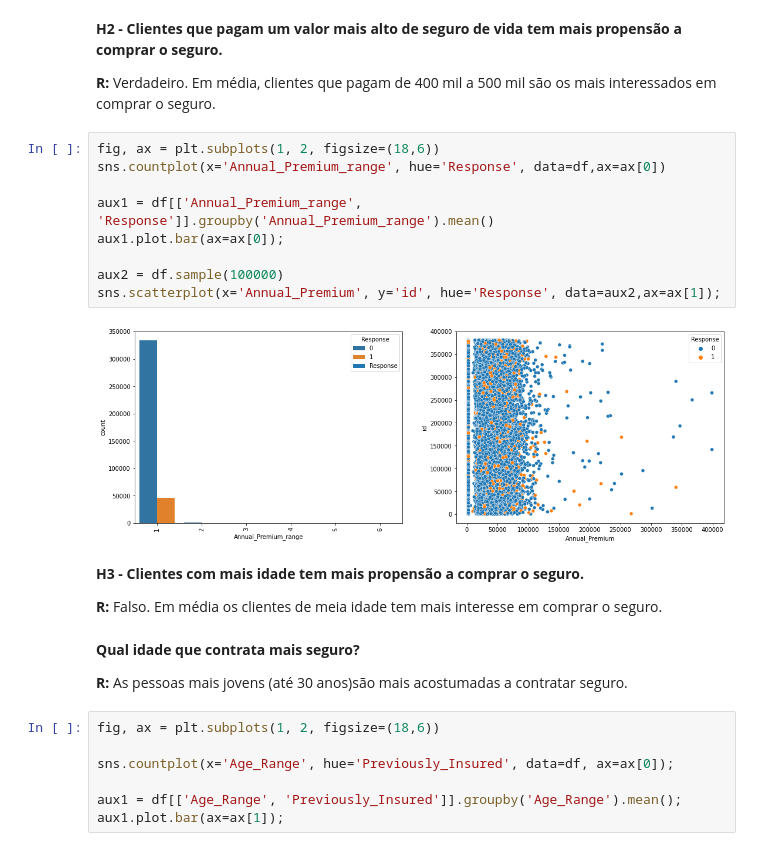
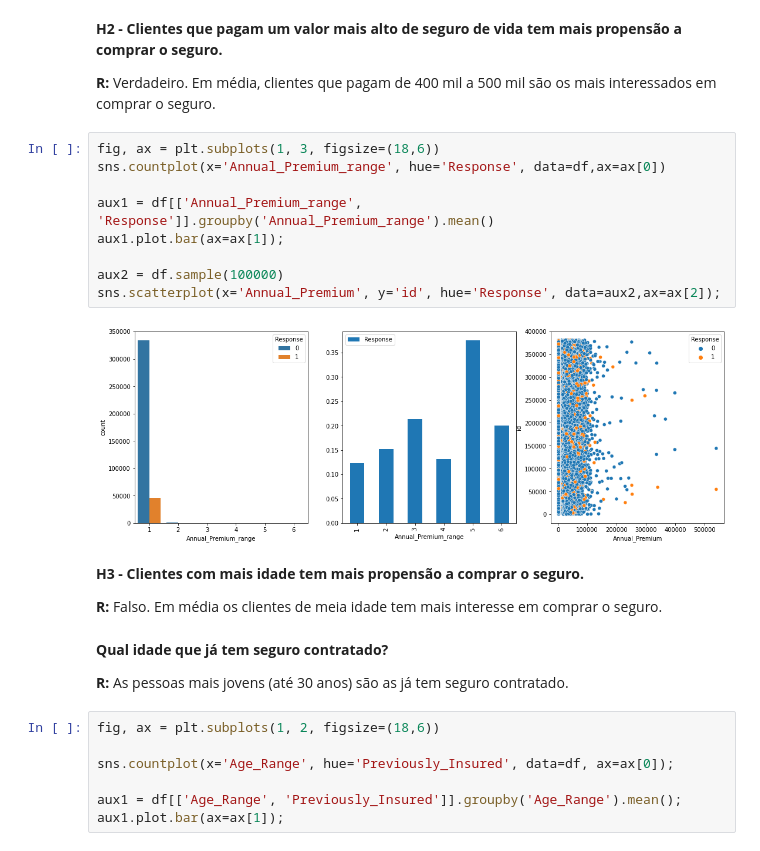
Before and after one commit to marcoaurelio5/Data-Science, a Jupyter notebook: health insurance cross sell prediction/Health Insurance Cross Sell Prediction.ipynb, the cells around one changed output. Cells and saved outputs as stored; diff of their text form.

```diff
--- a/health insurance cross sell prediction/Health Insurance Cross Sell Prediction.ipynb
+++ b/health insurance cross sell prediction/Health Insurance Cross Sell Prediction.ipynb
@@ -268,24 +355,24 @@ aux1.plot.bar(ax=ax[1]);
 
 **R:** Verdadeiro. Em média, clientes que pagam de 400 mil a 500 mil são os mais interessados em comprar o seguro.
 # %%
-fig, ax = plt.subplots(1, 2, figsize=(18,6))
+fig, ax = plt.subplots(1, 3, figsize=(18,6))
 sns.countplot(x='Annual_Premium_range', hue='Response', data=df,ax=ax[0])
 
 aux1 = df[['Annual_Premium_range', 'Response']].groupby('Annual_Premium_range').mean()
-aux1.plot.bar(ax=ax[0]);
+aux1.plot.bar(ax=ax[1]);
 
 aux2 = df.sample(100000)
-sns.scatterplot(x='Annual_Premium', y='id', hue='Response', data=aux2,ax=ax[1]);
+sns.scatterplot(x='Annual_Premium', y='id', hue='Response', data=aux2,ax=ax[2]);
 # %% [output]
-[figure, old version]
+[figure, new version]
 # %% [markdown]
 **H3 - Clientes com mais idade tem mais propensão a comprar o seguro.**
 
 **R:** Falso. Em média os clientes de meia idade tem mais interesse em comprar o seguro.
 # %% [markdown]
-**Qual idade que contrata mais seguro?**
+**Qual idade que já tem seguro contratado?**
 
-**R:** As pessoas mais jovens (até 30 anos)são mais acostumadas a contratar seguro.
+**R:** As pessoas mais jovens (até 30 anos) são as já tem seguro contratado.
 # %%
 fig, ax = plt.subplots(1, 2, figsize=(18,6))
 
```
Also changed, not shown: parts of 65 cells of this notebook.
